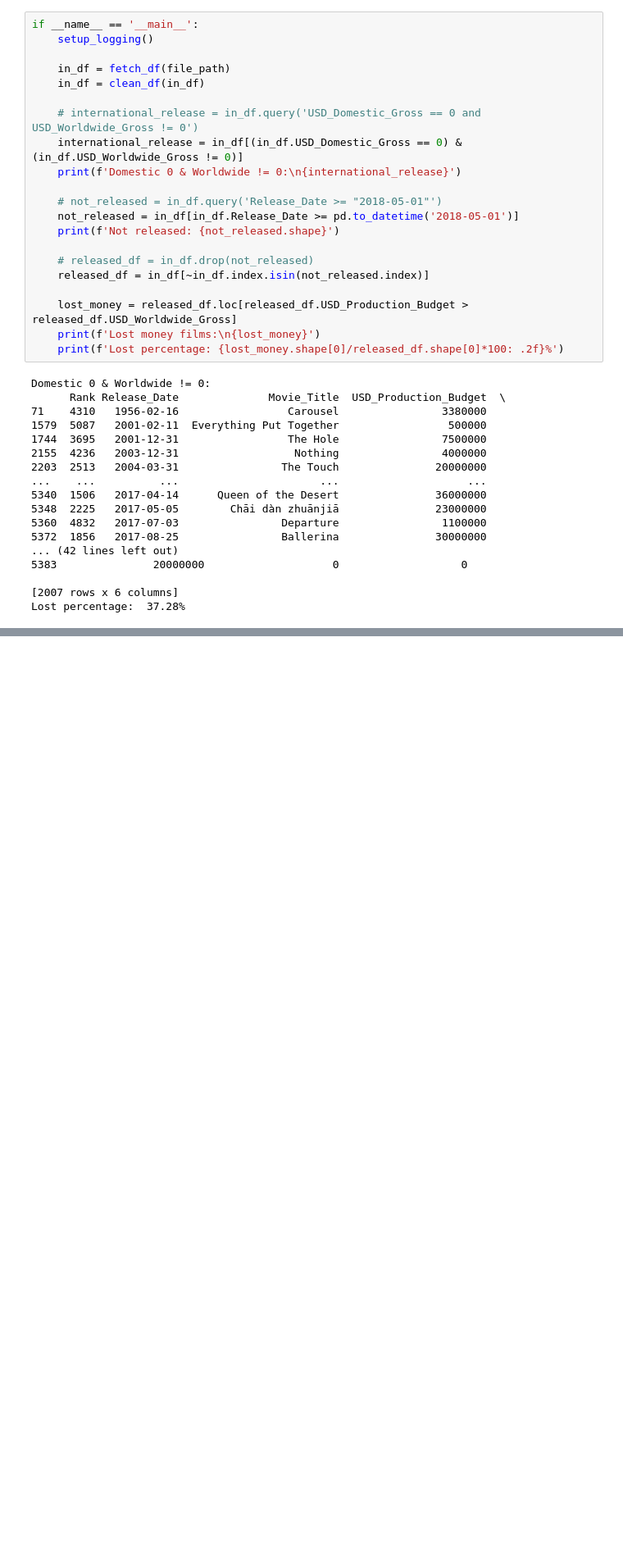
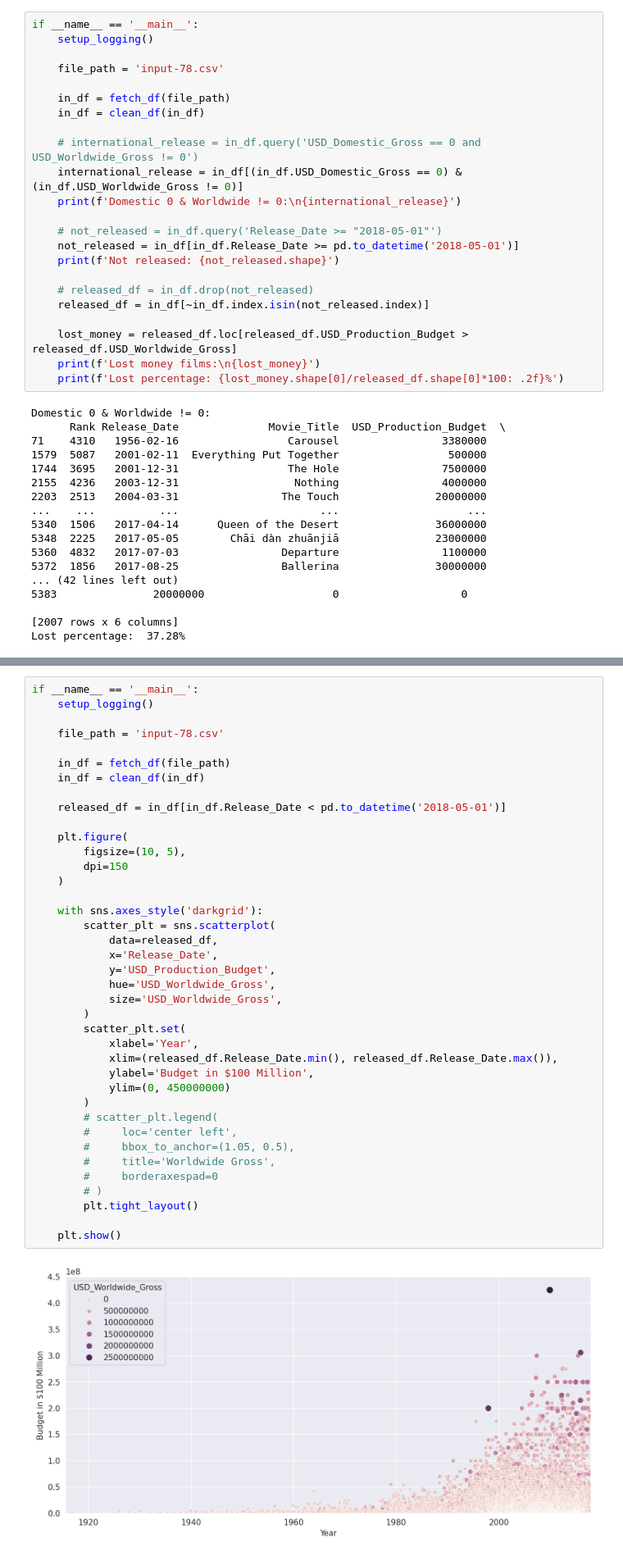
Before and after one commit to myself-Irfan/100_Python_Angela, a Jupyter notebook: 78.ipynb, the cells around one changed output, grey strips where cells are left out. Shown at 82% size. Cells and saved outputs as stored; diff of their text form; blank space fills up the shorter version.

```diff
--- a/78.ipynb
+++ b/78.ipynb
@@ -127,6 +128,8 @@ Films grossed 0 domestic:
 # %%
 if __name__ == '__main__':
     setup_logging()
+
+    file_path = 'input-78.csv'
 
     in_df = fetch_df(file_path)
     in_df = clean_df(in_df)
@@ -165,0 +171,41 @@ Lost percentage:  37.28%
+# %%
+if __name__ == '__main__':
+    setup_logging()
+
+    file_path = 'input-78.csv'
+
+    in_df = fetch_df(file_path)
+    in_df = clean_df(in_df)
+
+    released_df = in_df[in_df.Release_Date < pd.to_datetime('2018-05-01')]
+
+    plt.figure(
+        figsize=(10, 5),
+        dpi=150
+    )
+
+    with sns.axes_style('darkgrid'):
+        scatter_plt = sns.scatterplot(
+            data=released_df,
+            x='Release_Date',
+            y='USD_Production_Budget',
+            hue='USD_Worldwide_Gross',
+            size='USD_Worldwide_Gross',
+        )
+        scatter_plt.set(
+            xlabel='Year',
+            xlim=(released_df.Release_Date.min(), released_df.Release_Date.max()),
+            ylabel='Budget in $100 Million',
+            ylim=(0, 450000000)
+        )
+        # scatter_plt.legend(
+        #     loc='center left',
+        #     bbox_to_anchor=(1.05, 0.5),
+        #     title='Worldwide Gross',
+        #     borderaxespad=0
+        # )
+        plt.tight_layout()
+
+    plt.show()
+# %% [output]
+[figure, added]
```
Also changed, not shown: parts of 4 cells of this notebook, 1 other file.
